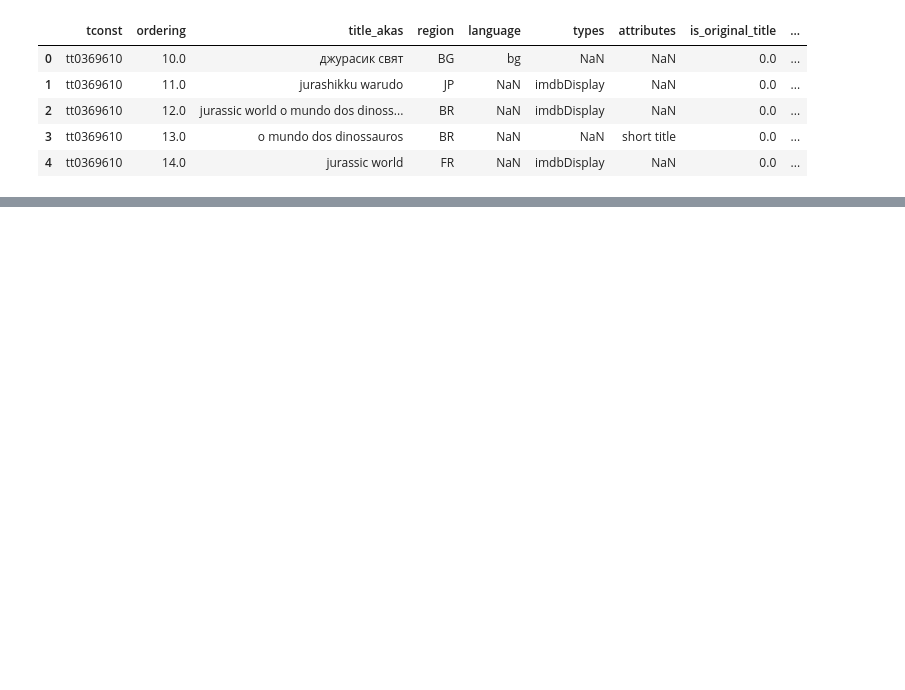
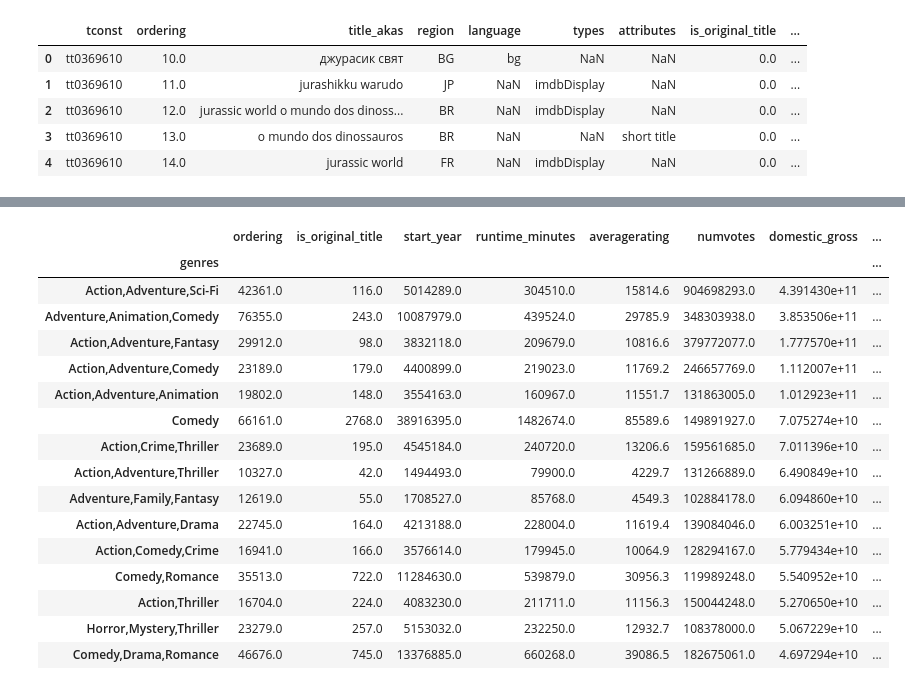
Before and after one commit to iansharff/microsoft_movies, a Jupyter notebook: IMBD+BOM.ipynb, the cells around one changed output, grey strips where cells are left out. Saved outputs shown, nothing was run; the diff lists cells and outputs as text; code cells hidden in the pictures; blank space fills up the shorter version.

Commit message:
imbd correlation

```diff
--- a/IMBD+BOM.ipynb
+++ b/IMBD+BOM.ipynb
@@ -16,19 +16,21 @@ crew_df= pd.read_csv('data/imdb.title.crew.csv')
 principals_df= pd.read_csv('data/imdb.title.principals.csv')
 ratings_df=pd.read_csv('data/imdb.title.ratings.csv')
 # %%
-
 import string
 def remove_punctuations(text):
     for punctuation in string.punctuation:
-        text = text.replace(punctuation, '').lower()
+        text = text.replace(punctuation, '')
     return text
 
 bom_df["title"] = bom_df['title'].apply(remove_punctuations)
+bom_df["title"]= bom_df["title"].str.lower()
 # %%
 akas_df.rename(columns={'title_id':'tconst'}, inplace=True)
 akas_df.rename(columns={'title':'title_akas'}, inplace=True)
 akas_df["title_akas"] = akas_df['title_akas'].apply(remove_punctuations)
 basics_df["primary_title"] = basics_df['primary_title'].apply(remove_punctuations)
+akas_df["title_akas"] = akas_df['title_akas'].str.lower()
+basics_df["primary_title"]= basics_df['primary_title'].str.lower()
 # %%
 imbd_info_df1= akas_df.merge(basics_df, on = 'tconst', how ='outer')
 imbd_info_df1.head()
@@ -88,8 +81,29 @@ imbd_cast_df2.head()
 | 2 | nm0449549 | Jordan Kerner | NaN | NaN | producer,actor,executive | tt0101921,tt0141369,tt0119190,tt0... | tt2398241 | ... |
 | 3 | nm0962596 | Pamela Ribon | 1975.0 | NaN | writer,producer,actress | tt0898332,tt3521164,tt5848272,tt2... | tt2398241 | ... |
 | 4 | nm0678963 | Peyo | 1928.0 | 1992.0 | writer,director,music_department | tt2017020,tt0081933,tt0074539,tt0... | tt2398241 | ... |
+# %%
+imbd_info_df3['foreign_gross']= imbd_info_df3['foreign_gross'].astype(str)
+imbd_info_df3['foreign_gross'] = imbd_info_df3['foreign_gross'].apply(remove_punctuations)
 # %%
 imbd_info_df3['foreign_gross']= imbd_info_df3['foreign_gross'].astype(float)
 
-genre_df = imbd_info_df3.groupby(['genres']).sum()
-genre_df
+genre_dome_df = imbd_info_df3.groupby(['genres']).sum().sort_values(by='domestic_gross', ascending=False)
+genre_dome_df.head(15)
+# %% [output]
+|  | ordering | is_original_title | start_year | runtime_minutes | averagerating | numvotes | domestic_gross | ... |
+| genres |  |  |  |  |  |  |  | ... |
+| Action,Adventure,Sci-Fi | 42361.0 | 116.0 | 5014289.0 | 304510.0 | 15814.6 | 904698293.0 | 4.391430e+11 | ... |
+| Adventure,Animation,Comedy | 76355.0 | 243.0 | 10087979.0 | 439524.0 | 29785.9 | 348303938.0 | 3.853506e+11 | ... |
+| Action,Adventure,Fantasy | 29912.0 | 98.0 | 3832118.0 | 209679.0 | 10816.6 | 379772077.0 | 1.777570e+11 | ... |
+| Action,Adventure,Comedy | 23189.0 | 179.0 | 4400899.0 | 219023.0 | 11769.2 | 246657769.0 | 1.112007e+11 | ... |
+| Action,Adventure,Animation | 19802.0 | 148.0 | 3554163.0 | 160967.0 | 11551.7 | 131863005.0 | 1.012923e+11 | ... |
+| Comedy | 66161.0 | 2768.0 | 38916395.0 | 1482674.0 | 85589.6 | 149891927.0 | 7.075274e+10 | ... |
+| Action,Crime,Thriller | 23689.0 | 195.0 | 4545184.0 | 240720.0 | 13206.6 | 159561685.0 | 7.011396e+10 | ... |
+| Action,Adventure,Thriller | 10327.0 | 42.0 | 1494493.0 | 79900.0 | 4229.7 | 131266889.0 | 6.490849e+10 | ... |
+| Adventure,Family,Fantasy | 12619.0 | 55.0 | 1708527.0 | 85768.0 | 4549.3 | 102884178.0 | 6.094860e+10 | ... |
+| Action,Adventure,Drama | 22745.0 | 164.0 | 4213188.0 | 228004.0 | 11619.4 | 139084046.0 | 6.003251e+10 | ... |
+| Action,Comedy,Crime | 16941.0 | 166.0 | 3576614.0 | 179945.0 | 10064.9 | 128294167.0 | 5.779434e+10 | ... |
+| Comedy,Romance | 35513.0 | 722.0 | 11284630.0 | 539879.0 | 30956.3 | 119989248.0 | 5.540952e+10 | ... |
+| Action,Thriller | 16704.0 | 224.0 | 4083230.0 | 211711.0 | 11156.3 | 150044248.0 | 5.270650e+10 | ... |
+| Horror,Mystery,Thriller | 23279.0 | 257.0 | 5153032.0 | 232250.0 | 12932.7 | 108378000.0 | 5.067229e+10 | ... |
+| Comedy,Drama,Romance | 46676.0 | 745.0 | 13376885.0 | 660268.0 | 39086.5 | 182675061.0 | 4.697294e+10 | ... |
```
Also changed, not shown: parts of 3 cells of this notebook.
